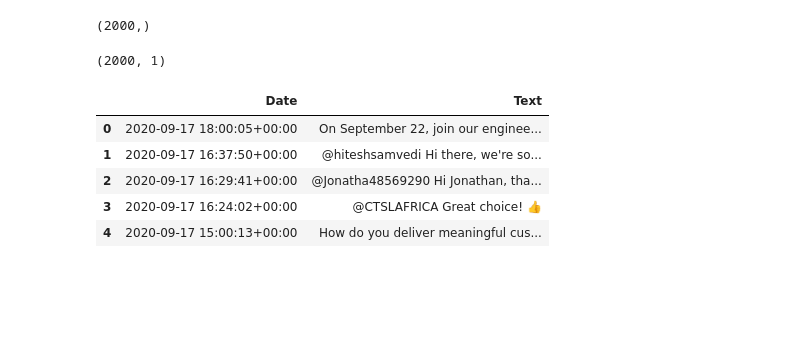
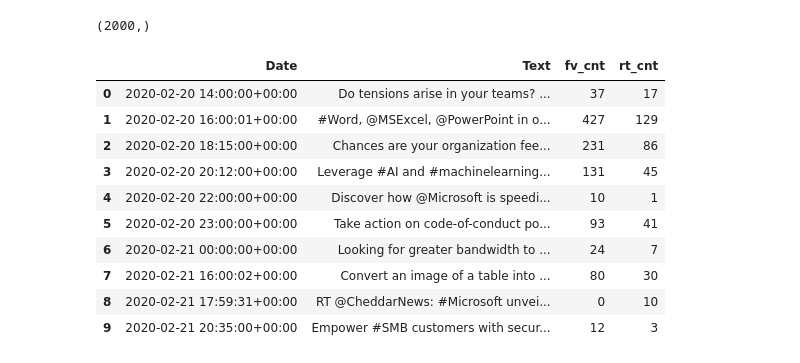
Before and after one commit to hadi-android/twitter_analytics, a Jupyter notebook: twitter_analyzer.ipynb, the cells around one changed output. Saved outputs shown, nothing was run; the diff lists cells and outputs as text; code cells hidden in the pictures; blank space fills up the shorter version.

Commit message:
updated twitter_analyzer.ipynb to plot favourite count and retweet count over time

```diff
--- a/twitter_analyzer.ipynb
+++ b/twitter_analyzer.ipynb
@@ -30,12 +35,19 @@ Loading previously extracted timeline for linkedin
 date_range = []
 date_list = []
 text_list = []
+reply_list = []
+fvt_list=[]
+rt_list=[]
 for i in range(len(tweets_office)):
     dates = [t['created_at'] for t in tweets_office[i]]
     dates = pd.to_datetime(dates)
     date_list.append(dates)
     text = [t['text'] for t in tweets_office[i]]
     text_list.append(text)
+    fvt_list.append([a['favorite_count'] for a in tweets_office[i]])
+    rt_list.append([a['retweet_count'] for a in tweets_office[i]])
+    reply_list.append([t['in_reply_to_status_id'] for t in tweets_office[i]])
+
     tmp=[]
     tmp.append(dates.min())
     tmp.append(dates.max())
@@ -53,8 +65,3 @@ date_range
 date_list[0].shape
 # %% [output]
 (2000,)
-# %%
-df = pd.DataFrame(date_list[0],columns=['Date'])
-df.shape
-# %% [output]
-(2000, 1)
@@ -63,9 +68,22 @@ df['Text'] = text_list[0]
-# %%
-df.head()
-# %% [output]
-|  | Date | Text |
-| 0 | 2020-09-17 18:00:05+00:00 | On September 22, join our enginee... |
-| 1 | 2020-09-17 16:37:50+00:00 | @hiteshsamvedi Hi there, we're so... |
-| 2 | 2020-09-17 16:29:41+00:00 | @Jonatha48569290 Hi Jonathan, tha... |
-| 3 | 2020-09-17 16:24:02+00:00 | @CTSLAFRICA Great choice! 👍 |
-| 4 | 2020-09-17 15:00:13+00:00 | How do you deliver meaningful cus... |
+# %%
+df = pd.DataFrame(date_list[0], columns=['Date'])
+df['Text'] = text_list[0]
+df['fv_cnt'] = fvt_list[0]
+df['rt_cnt'] = rt_list[0]
+df['reply'] = reply_list[0]
+df = df[df.reply.isnull()]
+df.drop('reply', axis=1, inplace=True)
+df = df.sort_values('Date').reset_index(drop=True)
+df.head(10)
+# %% [output]
+|  | Date | Text | fv_cnt | rt_cnt |
+| 0 | 2020-02-20 14:00:00+00:00 | Do tensions arise in your teams? ... | 37 | 17 |
+| 1 | 2020-02-20 16:00:01+00:00 | #Word, @MSExcel, @PowerPoint in o... | 427 | 129 |
+| 2 | 2020-02-20 18:15:00+00:00 | Chances are your organization fee... | 231 | 86 |
+| 3 | 2020-02-20 20:12:00+00:00 | Leverage #AI and #machinelearning... | 131 | 45 |
+| 4 | 2020-02-20 22:00:00+00:00 | Discover how @Microsoft is speedi... | 10 | 1 |
+| 5 | 2020-02-20 23:00:00+00:00 | Take action on code-of-conduct po... | 93 | 41 |
+| 6 | 2020-02-21 00:00:00+00:00 | Looking for greater bandwidth to ... | 24 | 7 |
+| 7 | 2020-02-21 16:00:02+00:00 | Convert an image of a table into ... | 80 | 30 |
+| 8 | 2020-02-21 17:59:31+00:00 | RT @CheddarNews: #Microsoft unvei... | 0 | 10 |
+| 9 | 2020-02-21 20:35:00+00:00 | Empower #SMB customers with secur... | 12 | 3 |
```
Also changed, not shown: parts of 10 cells of this notebook, 1 other file.
